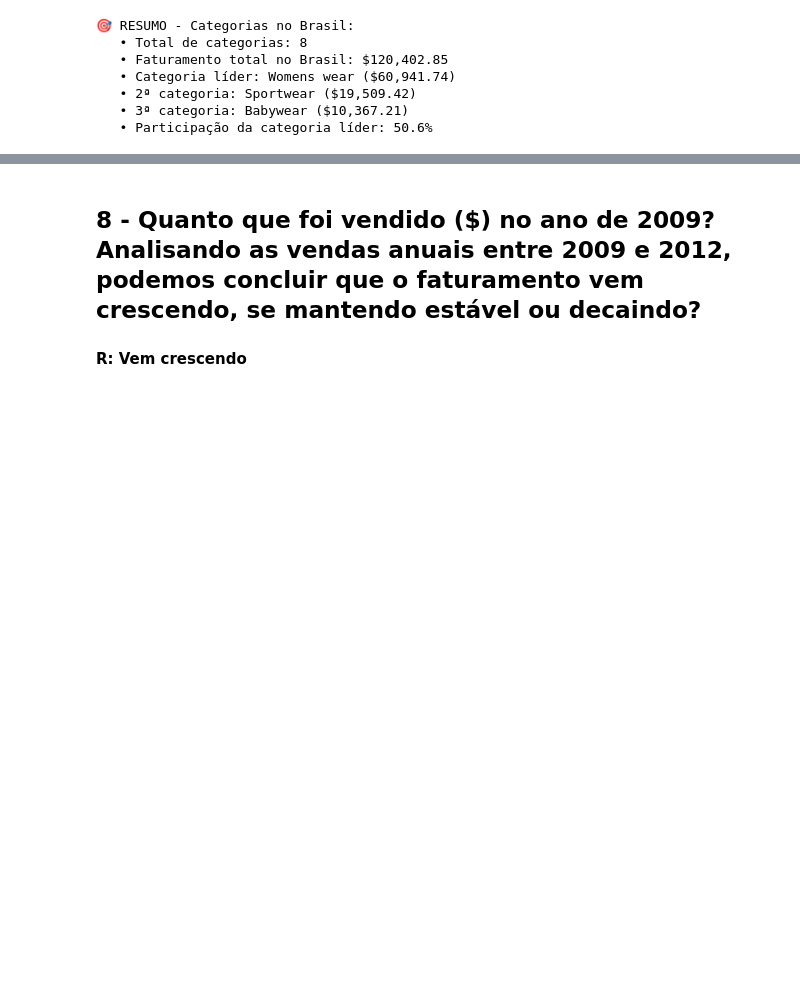
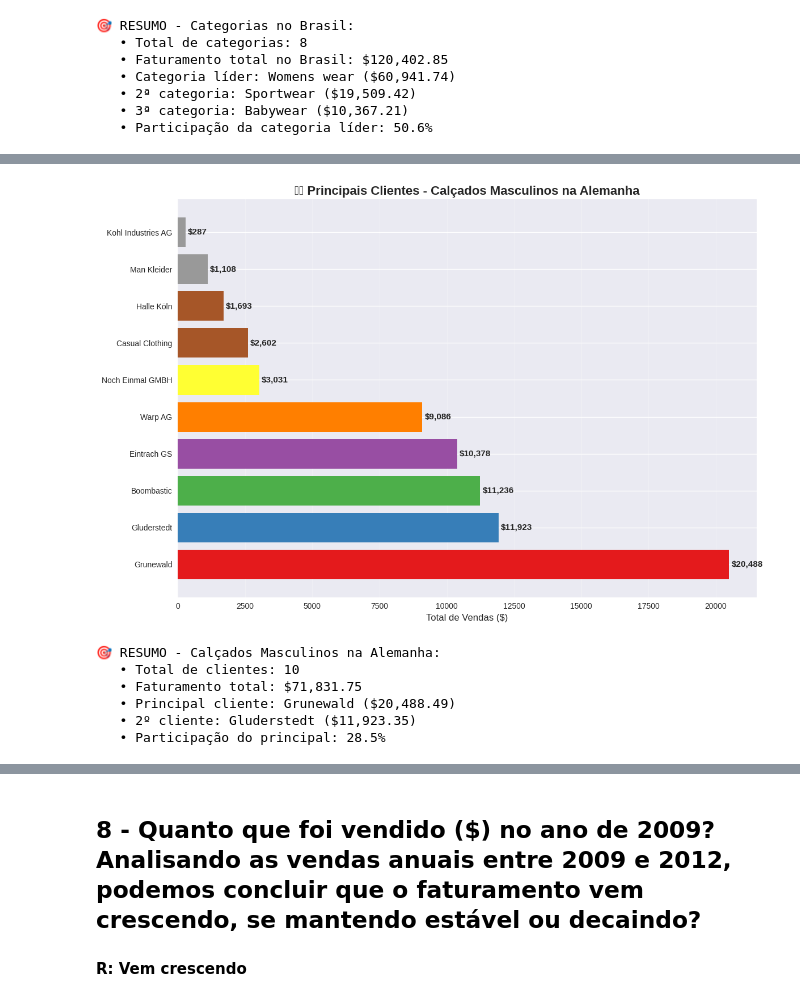
Before and after one commit to filipe-rds/BI-Atividade-1, a Jupyter notebook: notebooks/notebook.ipynb, the cells around one changed output, grey strips where cells are left out. Cells and saved outputs as stored; diff of their text form; code cells hidden in the pictures; blank space fills up the shorter version.

```diff
--- a/notebooks/notebook.ipynb
+++ b/notebooks/notebook.ipynb
@@ -222,0 +311,66 @@ print(f"   • Participação da categoria líder: {(df_categorias_maior_faturam
+# %%
+query_clientes_calcados_alemanha = """
+SELECT
+    c.nome AS cliente,
+    SUM(v.valor_vendas) AS total_vendas
+FROM vendas v
+JOIN pedidos p ON v.pedido_id = p.id
+JOIN clientes c ON p.cliente_id = c.id
+JOIN produtos pr ON v.produto_id = pr.id
+JOIN categorias cat ON pr.categoria_id = cat.id
+JOIN paises pa ON c.pais_id = pa.id
+WHERE cat.nome = 'Men´s Footwear'
+  AND pa.nome = 'Germany'
+GROUP BY c.nome
+ORDER BY total_vendas DESC;
+"""
+
+df_clientes_calcados_alemanha = pd.read_sql(query_clientes_calcados_alemanha, engine)
+df_clientes_calcados_alemanha
+
+# Gráfico de barras horizontais - Clientes de Calçados Masculinos na Alemanha
+plt.figure(figsize=(12, 8))
+
+if len(df_clientes_calcados_alemanha) > 0:
+    top_clientes = df_clientes_calcados_alemanha.head(10)  # Top 10 se houver muitos
+    bars = plt.barh(range(len(top_clientes)), top_clientes['total_vendas'],
+                    color=plt.cm.Set1(np.linspace(0, 1, len(top_clientes))))
+    plt.yticks(range(len(top_clientes)), top_clientes['cliente'])
+    plt.title('🇩🇪 Principais Clientes - Calçados Masculinos na Alemanha', fontsize=16, fontweight='bold')
+    plt.xlabel('Total de Vendas ($)', fontsize=12)
+    plt.grid(True, alpha=0.3, axis='x')
+
+    # Adicionar valores nas barras
+    for i, bar in enumerate(bars):
+        width = bar.get_width()
+        plt.annotate(f'${width:,.0f}',
+                    xy=(width, bar.get_y() + bar.get_height() / 2),
+                    xytext=(3, 0), textcoords="offset points",
+                    ha='left', va='center', fontsize=11, fontweight='bold')
+
+    plt.tight_layout()
+    plt.show()
+
+    # Resumo estatístico
+    print(f"\n🎯 RESUMO - Calçados Masculinos na Alemanha:")
+    print(f"   • Total de clientes: {len(df_clientes_calcados_alemanha)}")
+    print(f"   • Faturamento total: ${df_clientes_calcados_alemanha['total_vendas'].sum():,.2f}")
+    print(f"   • Principal cliente: {df_clientes_calcados_alemanha.iloc[0]['cliente']} (${df_clientes_calcados_alemanha.iloc[0]['total_vendas']:,.2f})")
+    if len(df_clientes_calcados_alemanha) > 1:
+        print(f"   • 2º cliente: {df_clientes_calcados_alemanha.iloc[1]['cliente']} (${df_clientes_calcados_alemanha.iloc[1]['total_vendas']:,.2f})")
+    print(f"   • Participação do principal: {(df_clientes_calcados_alemanha.iloc[0]['total_vendas']/df_clientes_calcados_alemanha['total_vendas'].sum())*100:.1f}%")
+else:
+    plt.text(0.5, 0.5, '⚠️ Nenhum cliente encontrado\npara Calçados Masculinos na Alemanha',
+             ha='center', va='center', transform=plt.gca().transAxes, fontsize=16,
+             bbox=dict(boxstyle='round', facecolor='lightgray', alpha=0.5))
+    plt.title('🇩🇪 Principais Clientes - Calçados Masculinos na Alemanha', fontsize=16, fontweight='bold')
+    plt.show()
+    print("⚠️ Nenhum registro encontrado para Calçados Masculinos na Alemanha")
+# %% [output]
+[figure, added]
+🎯 RESUMO - Calçados Masculinos na Alemanha:
+   • Total de clientes: 10
+   • Faturamento total: $71,831.75
+   • Principal cliente: Grunewald ($20,488.49)
+   • 2º cliente: Gluderstedt ($11,923.35)
+   • Participação do principal: 28.5%
```
Also changed, not shown: parts of 13 cells of this notebook, 1 other file.
